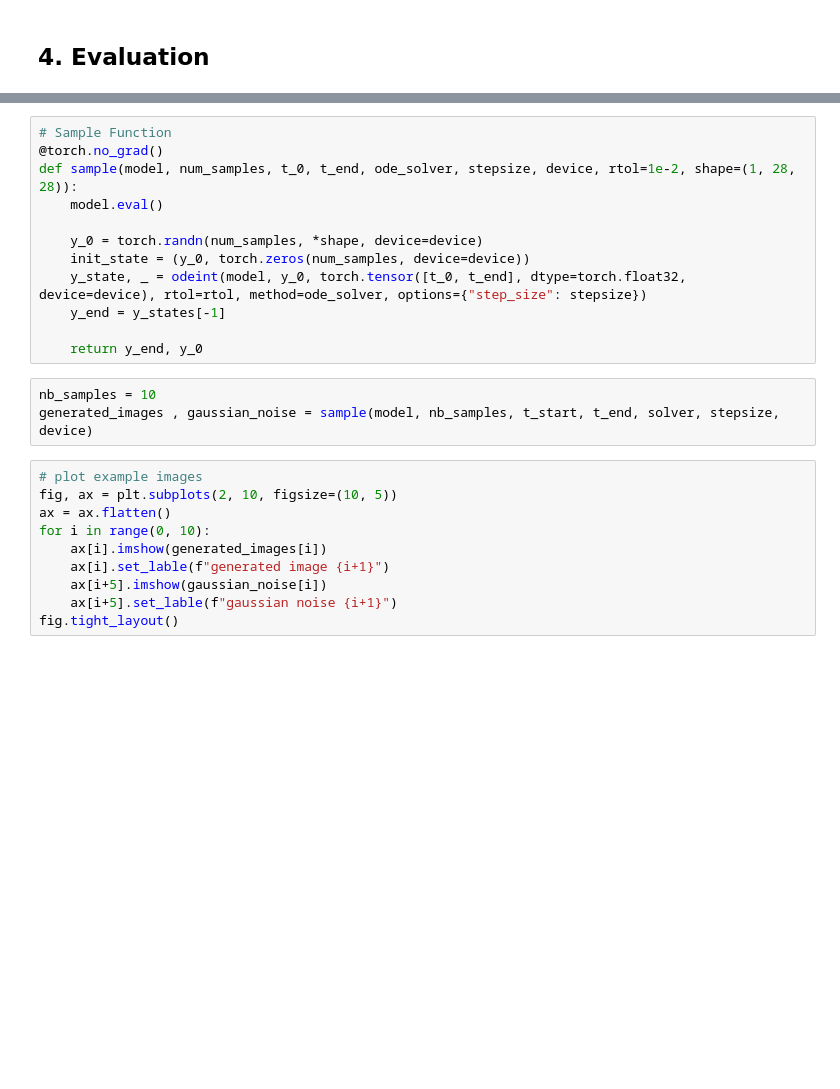
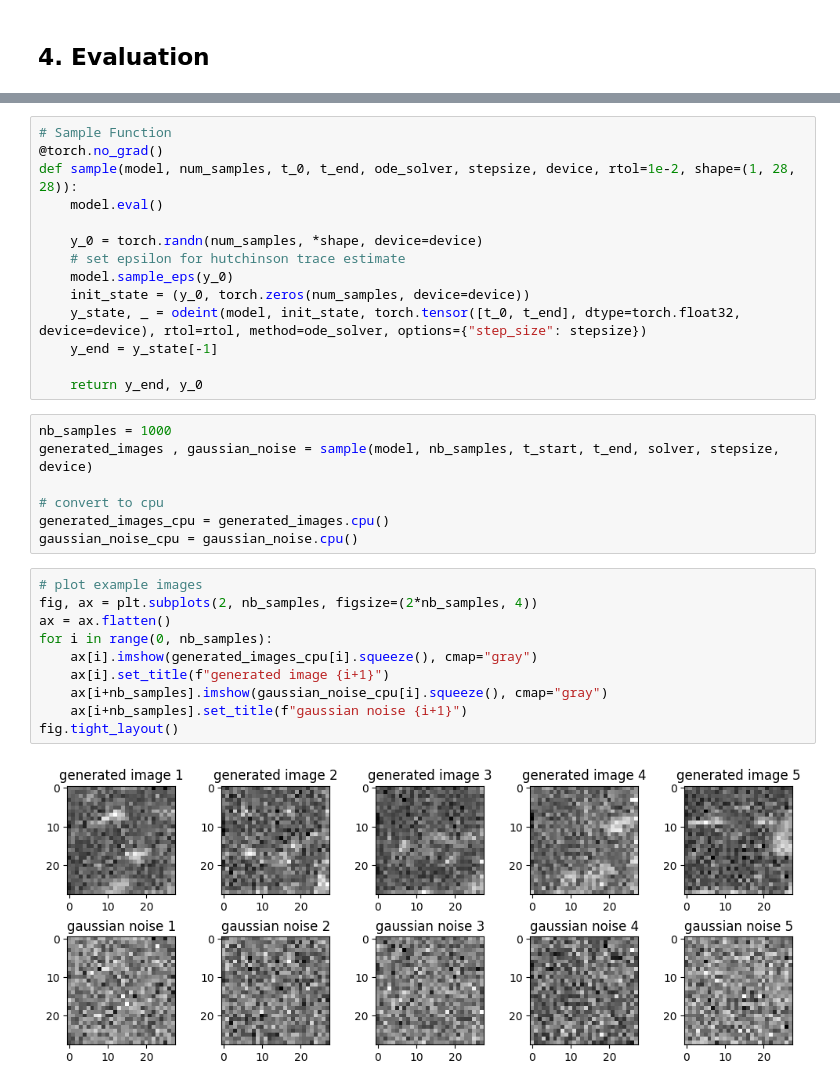
Before and after one commit to budermike/neural-ode-galaxy-gen, a Jupyter notebook: 01_foundations/neural-ode-mnist-gen.ipynb, the cells around one changed output, grey strips where cells are left out. Drawn from its saved outputs; the diff is of its cells as text; blank space fills up the shorter version.

```diff
--- a/01_foundations/neural-ode-mnist-gen.ipynb
+++ b/01_foundations/neural-ode-mnist-gen.ipynb
@@ -403,21 +404,29 @@ def sample(model, num_samples, t_0, t_end, ode_solver, stepsize, device, rtol=1e
     model.eval()
 
     y_0 = torch.randn(num_samples, *shape, device=device)
+    # set epsilon for hutchinson trace estimate
+    model.sample_eps(y_0)
     init_state = (y_0, torch.zeros(num_samples, device=device))
-    y_state, _ = odeint(model, y_0, torch.tensor([t_0, t_end], dtype=torch.float32, device=device), rtol=rtol, method=ode_solver, options={"step_size": stepsize})
-    y_end = y_states[-1]
+    y_state, _ = odeint(model, init_state, torch.tensor([t_0, t_end], dtype=torch.float32, device=device), rtol=rtol, method=ode_solver, options={"step_size": stepsize})
+    y_end = y_state[-1]
 
     return y_end, y_0
 # %%
-nb_samples = 10
+nb_samples = 1000
 generated_images , gaussian_noise = sample(model, nb_samples, t_start, t_end, solver, stepsize, device)
+
+# convert to cpu
+generated_images_cpu = generated_images.cpu()
+gaussian_noise_cpu = gaussian_noise.cpu()
 # %%
 # plot example images
-fig, ax = plt.subplots(2, 10, figsize=(10, 5))
+fig, ax = plt.subplots(2, nb_samples, figsize=(2*nb_samples, 4))
 ax = ax.flatten()
-for i in range(0, 10):
-    ax[i].imshow(generated_images[i])
-    ax[i].set_lable(f"generated image {i+1}")
-    ax[i+5].imshow(gaussian_noise[i])
-    ax[i+5].set_lable(f"gaussian noise {i+1}")
+for i in range(0, nb_samples):
+    ax[i].imshow(generated_images_cpu[i].squeeze(), cmap="gray")
+    ax[i].set_title(f"generated image {i+1}")
+    ax[i+nb_samples].imshow(gaussian_noise_cpu[i].squeeze(), cmap="gray")
+    ax[i+nb_samples].set_title(f"gaussian noise {i+1}")
 fig.tight_layout()
+# %% [output]
+[figure, added]
```
Also changed, not shown: parts of 11 cells of this notebook.
